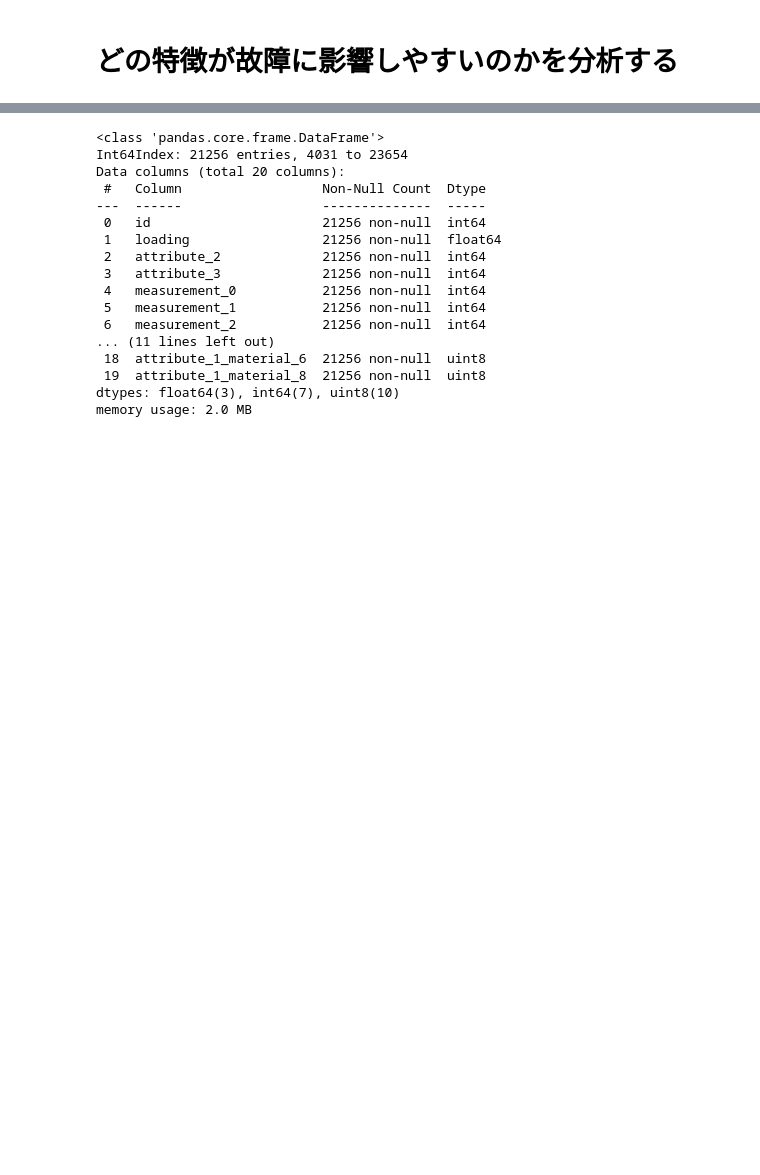
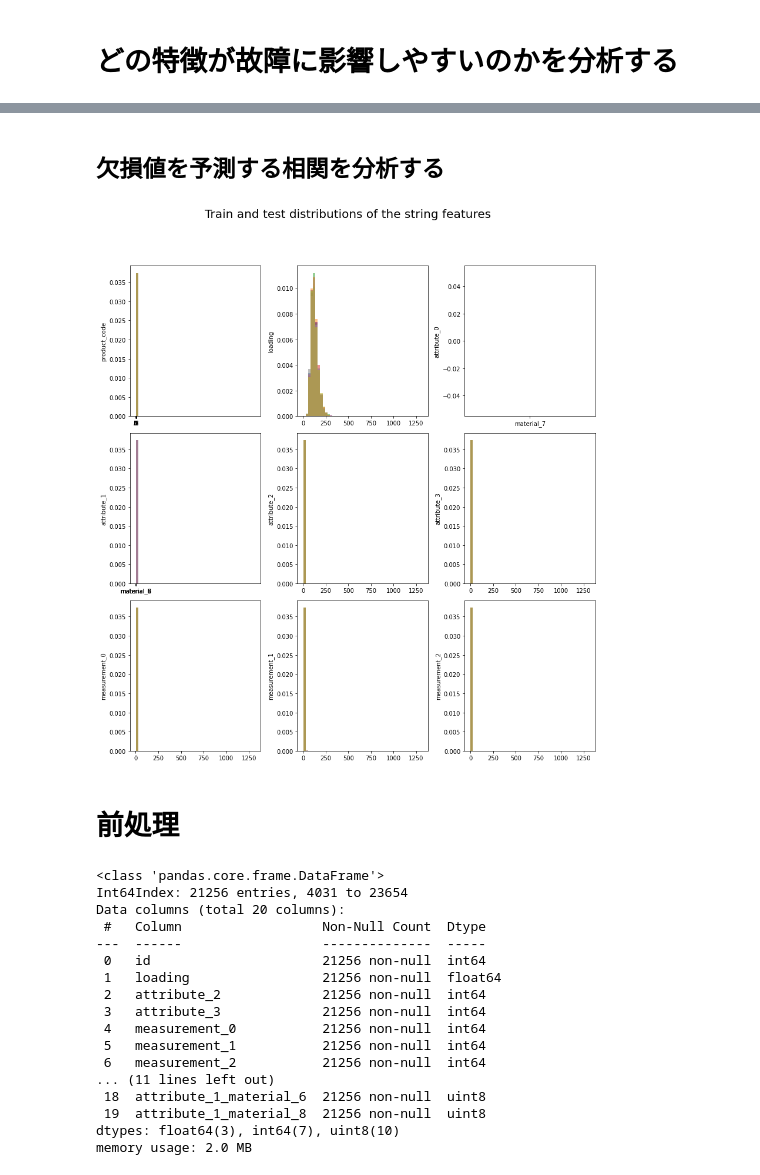
Before and after one commit to nakedtatsuya/kaggle, a Jupyter notebook: tabular_playground_series_2022/main.ipynb, the cells around one changed output, grey strips where cells are left out. Saved outputs shown, nothing was run; the diff lists cells and outputs as text; code cells hidden in the pictures; blank space fills up the shorter version.

```diff
--- a/tabular_playground_series_2022/main.ipynb
+++ b/tabular_playground_series_2022/main.ipynb
@@ -100,0 +63,4 @@ for col in train_data.columns:
+# %%
+all_data = pd.concat([train_all[test_all.columns], test_all], axis=0)
+
+pd.concat([train_all.isna().sum(), test_all.isna().sum()], axis=1)
@@ -101,3 +178,33 @@ for col in train_data.columns:
+# %% [markdown]
+## 欠損値を予測する相関を分析する
+# %%
+
+
+product_codes = all_data['product_code'].unique()
+product_codes
+
+_, axs = plt.subplots(3, 3, figsize=(12, 12))
+
+loading = 'loading'
+
+
+for f, ax in zip(all_data.columns, axs.ravel()):
+  tmp = all_data.loc[all_data.product_code == f]
+  # ax.hist(tmp[loading], bins=bins, alpha=0.5, density=True, label=f)
+  for code in product_codes:
+    if code != f:
+      mp = all_data.loc[all_data.product_code == code]
+      ax.hist(mp[f], bins=bins, alpha=0.5, density=True, label=code)
+
+  ax.set_ylabel(f)
+
+plt.suptitle('Train and test distributions of the string features', fontsize=20, y=1.1)
+plt.tight_layout(w_pad=1)
+plt.show()
+# %% [output]
+[figure, added]
+# %% [markdown]
+# 前処理
 # %%
 # カテゴリ変数を数値変数に変換
 train_data = pd.get_dummies(train_data)
```
Also changed, not shown: parts of 13 cells of this notebook, 1 other file.
